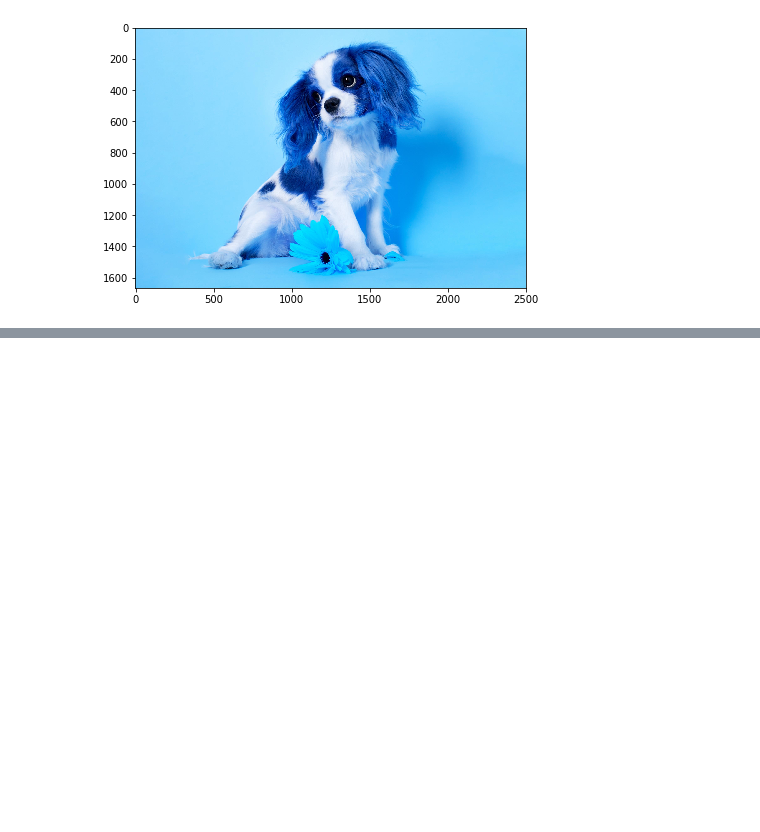
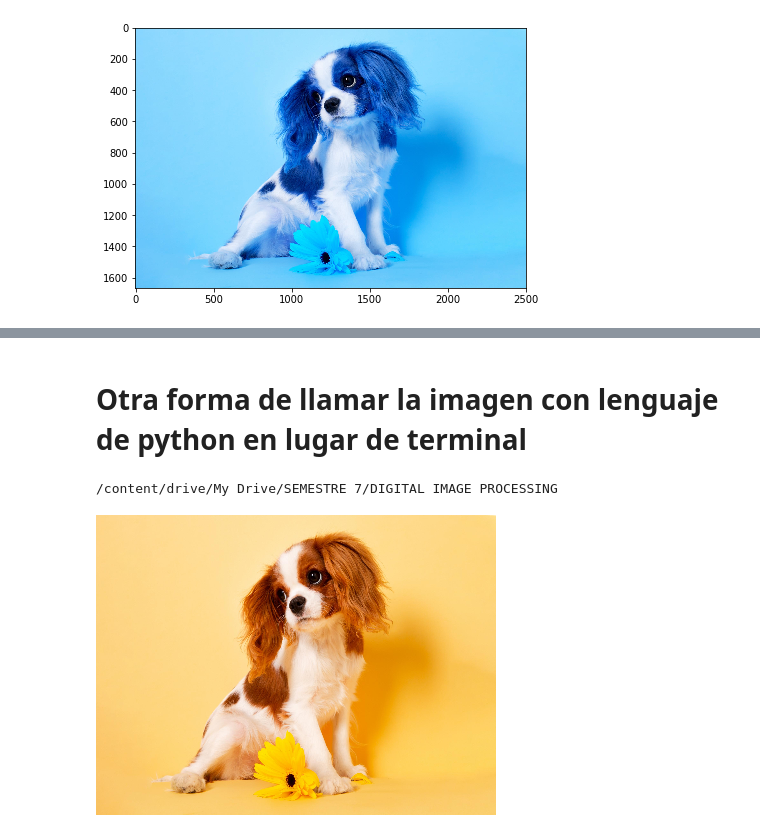
Before and after one commit to isamoreo/ProcesamientoDigitalDeImagenes, a Jupyter notebook: Clase1DIP.ipynb, the cells around one changed output, grey strips where cells are left out. Drawn from its saved outputs; the diff is of its cells as text; code cells hidden in the pictures; blank space fills up the shorter version.

```diff
--- a/Clase1DIP.ipynb
+++ b/Clase1DIP.ipynb
@@ -53,0 +70,17 @@ plt.show()
+# %% [markdown]
+# **Otra forma de llamar la imagen con lenguaje de python en lugar de terminal**
+# %%
+import os
+
+path = '/content/drive/My Drive/SEMESTRE 7/DIGITAL IMAGE PROCESSING'
+os.chdir(path)
+!pwd
+
+from google.colab.patches import cv2_imshow
+
+img = cv2.imread('dogDIP.jpg', cv2.IMREAD_UNCHANGED)
+img = cv2.resize(img,(int(400),int(300)))
+cv2_imshow(img)
+# %% [output]
+/content/drive/My Drive/SEMESTRE 7/DIGITAL IMAGE PROCESSING
+[figure, added]
```
Also changed, not shown: parts of 6 cells of this notebook.
